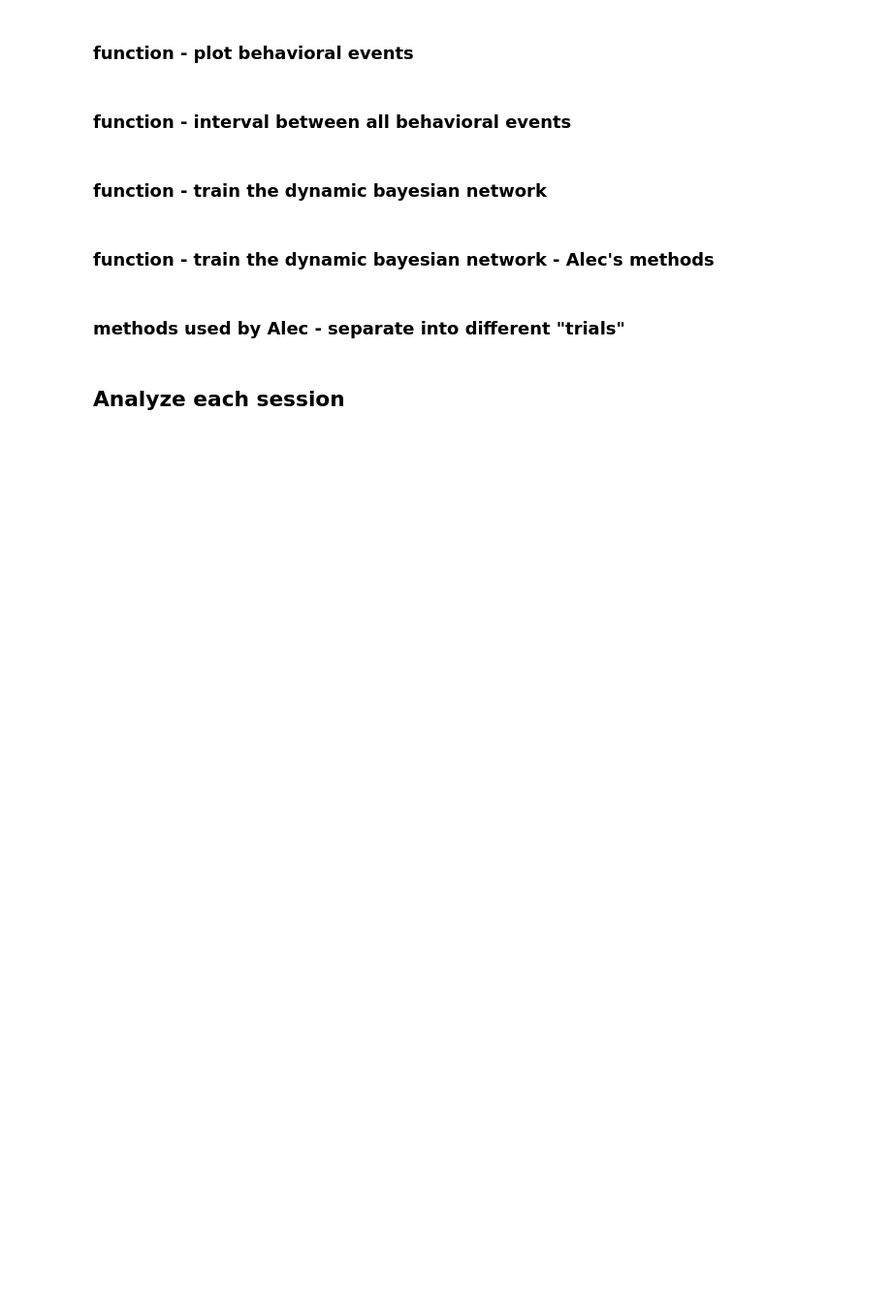
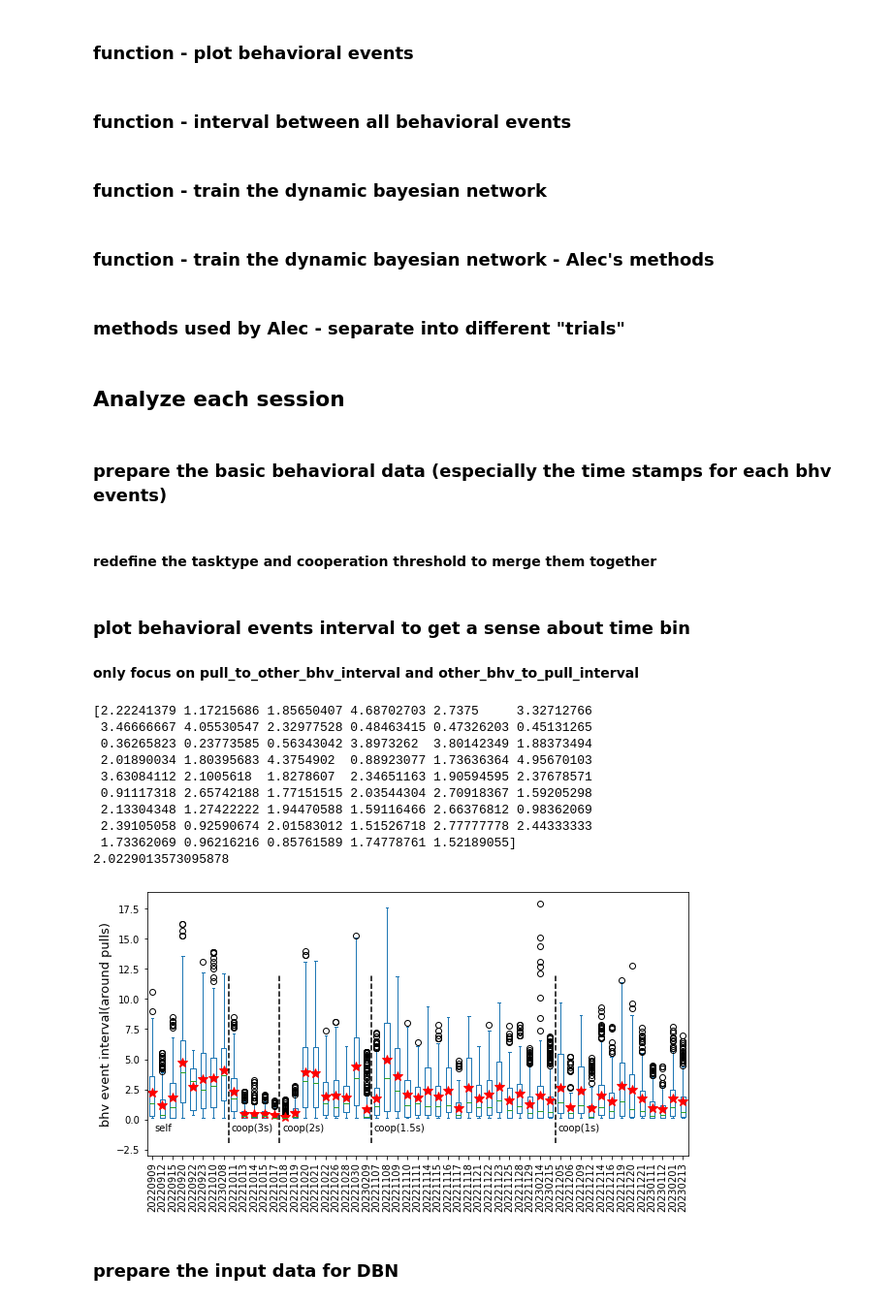
Before and after one commit to wilburshi/following_up_analysis, a Jupyter notebook: 3d_recontruction_analysis_self_and_coop_task/DBN_and_bhv_Aniposelib3d_ana_combinesessions_morevars_task.ipynb, the cells around one changed output. Shown at 97% size. Cells and saved outputs as stored; diff of their text form; code cells hidden in the pictures; blank space fills up the shorter version.

```diff
--- a/3d_recontruction_analysis_self_and_coop_task/DBN_and_bhv_Aniposelib3d_ana_combinesessions_morevars_task.ipynb
+++ b/3d_recontruction_analysis_self_and_coop_task/DBN_and_bhv_Aniposelib3d_ana_combinesessions_morevars_task.ipynb
@@ -713,0 +83,2 @@ if 1:
+# %% [markdown]
+### prepare the basic behavioral data (especially the time stamps for each bhv events)
@@ -713,0 +525,72 @@ if 1:
+# %% [markdown]
+#### redefine the tasktype and cooperation threshold to merge them together
+# %%
+# 100: self; 3: 3s coop; 2: 2s coop; 1.5: 1.5s coop; 1: 1s coop; -1: no-vision
+
+tasktypes_all_dates[tasktypes_all_dates==5] = -1 # change the task type code for no-vision
+coopthres_forsort = (tasktypes_all_dates-1)*coopthres_all_dates/2
+coopthres_forsort[coopthres_forsort==0] = 100 # get the cooperation threshold for sorting
+# %% [markdown]
+### plot behavioral events interval to get a sense about time bin
+#### only focus on pull_to_other_bhv_interval and other_bhv_to_pull_interval
+# %%
+fig, ax1 = plt.subplots(figsize=(10, 5))
+#
+# sort the data based on task type and dates
+sorting_df = pd.DataFrame({'dates': dates_list, 'coopthres': coopthres_forsort.ravel()}, columns=['dates', 'coopthres'])
+sorting_df = sorting_df.sort_values(by=['coopthres','dates'], ascending = [False, True])
+dates_list_sorted = np.array(dates_list)[sorting_df.index]
+ndates_sorted = np.shape(dates_list_sorted)[0]
+
+pull_other_intv_forplots = {}
+pull_other_intv_mean = np.zeros((1,ndates_sorted))[0]
+pull_other_intv_ii = []
+for ii in np.arange(0,ndates_sorted,1):
+    pull_other_intv_ii = pd.Series(bhv_intv_all_dates[dates_list_sorted[ii]]['pull_other_pooled'])
+    # remove the interval that is too large
+    pull_other_intv_ii[pull_other_intv_ii>(np.nanmean(pull_other_intv_ii)+2*np.nanstd(pull_other_intv_ii))]= np.nan
+    # pull_other_intv_ii[pull_other_intv_ii>10]= np.nan
+    pull_other_intv_forplots[ii] = pull_other_intv_ii
+    pull_other_intv_mean[ii] = np.nanmean(pull_other_intv_ii)
+
+
+#
+pull_other_intv_forplots = pd.DataFrame(pull_other_intv_forplots)
+
+#
+# plot
+pull_other_intv_forplots.plot(kind = 'box',ax=ax1, positions=np.arange(0,ndates_sorted,1))
+# plt.boxplot(pull_other_intv_forplots)
+plt.plot(np.arange(0,ndates_sorted,1),pull_other_intv_mean,'r*',markersize=10)
+#
+ax1.set_ylabel("bhv event interval(around pulls)",fontsize=13)
+#
+plt.xticks(np.arange(0,ndates_sorted,1),dates_list_sorted, rotation=90,fontsize=10)
+plt.yticks(fontsize=10)
+#
+tasktypes = ['self','coop(3s)','coop(2s)','coop(1.5s)','coop(1s)','no-vision']
+taskswitches = np.where(np.array(sorting_df['coopthres'])[1:]-np.array(sorting_df['coopthres'])[:-1]!=0)[0]+0.5
+for itaskswitch in np.arange(0,np.shape(taskswitches)[0],1):
+    taskswitch = taskswitches[itaskswitch]
+    ax1.plot([taskswitch,taskswitch],[-2,12],'k--')
+taskswitches = np.concatenate(([0],taskswitches))
+for itaskswitch in np.arange(0,np.shape(taskswitches)[0],1):
+    taskswitch = taskswitches[itaskswitch]
+    ax1.text(taskswitch+0.25,-1,tasktypes[itaskswitch],fontsize=10)
+
+print(pull_other_intv_mean)
+print(np.nanmean(pull_other_intv_forplots))
+# %% [output]
+[2.22241379 1.17215686 1.85650407 4.68702703 2.7375     3.32712766
+ 3.46666667 4.05530547 2.32977528 0.48463415 0.47326203 0.45131265
+ 0.36265823 0.23773585 0.56343042 3.8973262  3.80142349 1.88373494
+ 2.01890034 1.80395683 4.3754902  0.88923077 1.73636364 4.95670103
+ 3.63084112 2.1005618  1.8278607  2.34651163 1.90594595 2.37678571
+ 0.91117318 2.65742188 1.77151515 2.03544304 2.70918367 1.59205298
+ 2.13304348 1.27422222 1.94470588 1.59116466 2.66376812 0.98362069
+ 2.39105058 0.92590674 2.01583012 1.51526718 2.77777778 2.44333333
+ 1.73362069 0.96216216 0.85761589 1.74778761 1.52189055]
+2.0229013573095878
+[figure, added]
+# %% [markdown]
+### prepare the input data for DBN
```
Also changed, not shown: parts of 15 cells of this notebook, 37 other files.
